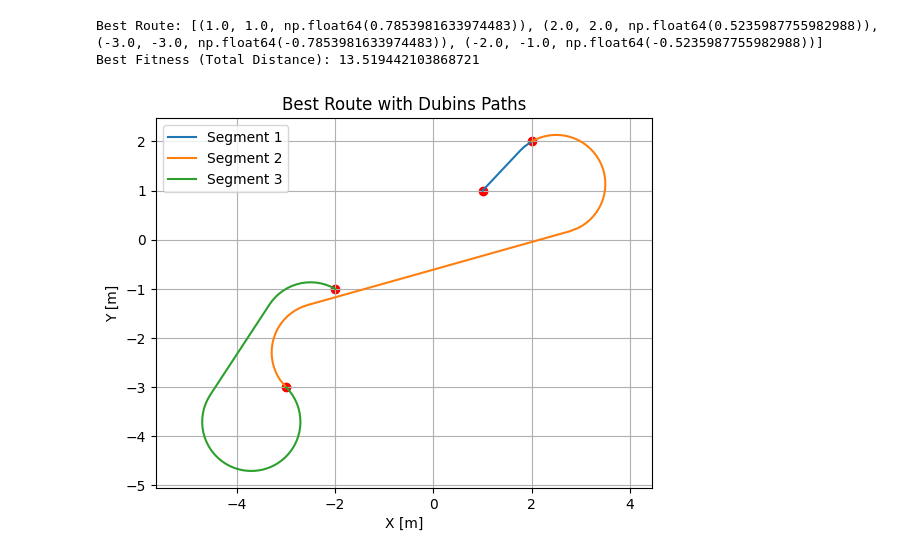
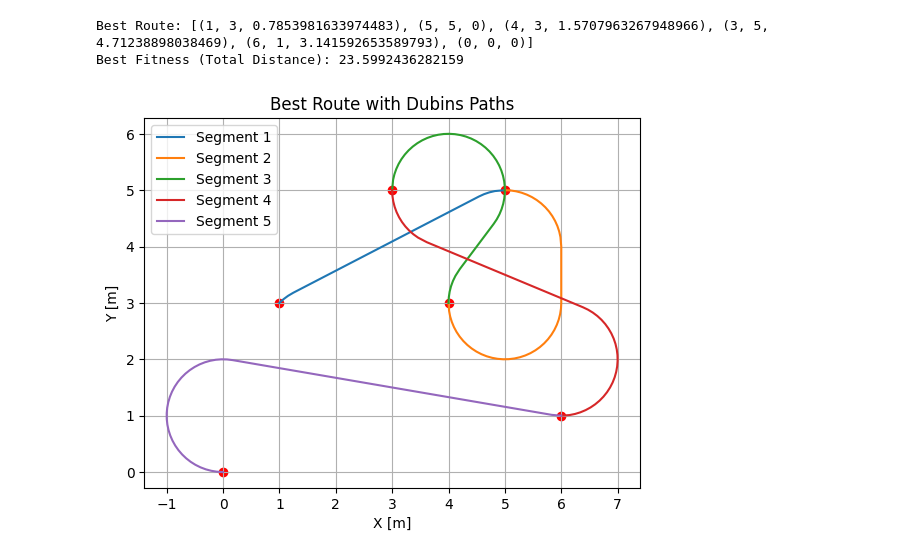
Before and after one commit to analucia-odp/projeto-final-rob-tica, a Jupyter notebook: teste_algoritmogen.ipynb, the cells around one changed output. Drawn from its saved outputs; the diff is of its cells as text; code cells hidden in the pictures.

```diff
--- a/teste_algoritmogen.ipynb
+++ b/teste_algoritmogen.ipynb
@@ -357,47 +357,57 @@ def genetic_algorithm(points, population_size, num_generations, mutation_rate, c
     best_individual = population[np.argmin(fitness_scores)]
     return best_individual, min(fitness_scores)
 # %%
+# points = [
+#     (1.0, 1.0, np.deg2rad(45.0)),
+#     (-3.0, -3.0, np.deg2rad(-45.0)),
+#     (2.0, 2.0, np.deg2rad(30.0)),
+#     (-2.0, -1.0, np.deg2rad(-30.0))
+#     # Adicione mais pontos conforme necessário
+# ]
+
 points = [
-    (1.0, 1.0, np.deg2rad(45.0)),
-    (-3.0, -3.0, np.deg2rad(-45.0)),
-    (2.0, 2.0, np.deg2rad(30.0)),
-    (-2.0, -1.0, np.deg2rad(-30.0))
+    (0, 0, 0),     # (x, y, ângulo)
+    (1, 3, np.pi/4),
+    (4, 3, np.pi/2),
+    (6, 1, np.pi),
+    (3, 5, 3*np.pi/2),
+    (5, 5, 0)
     # Adicione mais pontos conforme necessário
 ]
 
 population_size = 100
 num_generations = 500
 mutation_rate = 0.05
 curvature = 1.0
 
 best_route, best_fitness = genetic_algorithm(points, population_size, num_generations, mutation_rate, curvature)
 
 def plot_best_route(best_route, curvature):
     plt.figure()
 
     for i in range(len(best_route) - 1):
         s_x, s_y, s_yaw = best_route[i]
         g_x, g_y, g_yaw = best_route[i + 1]
         x_list, y_list, yaw_list, modes, lengths = plan_dubins_path(s_x, s_y, s_yaw, g_x, g_y, g_yaw, curvature)
         plt.plot(x_list, y_list, label=f"Segment {i+1}")
 
     plt.scatter([p[0] for p in best_route], [p[1] for p in best_route], color='red')
     plt.xlabel('X [m]')
     plt.ylabel('Y [m]')
     plt.title('Best Route with Dubins Paths')
     plt.legend()
     plt.grid(True)
     plt.axis("equal")
     plt.show()
 
 print("Best Route:", best_route)
 print("Best Fitness (Total Distance):", best_fitness)
 
 plot_best_route(best_route, curvature)
 # %% [output]
-Best Route: [(1.0, 1.0, np.float64(0.7853981633974483)), (2.0, 2.0, np.float64(0.5235987755982988)), (-3.0, -3.0, np.float64(-0.7853981633974483)), (-2.0, -1.0, np.float64(-0.5235987755982988))]
-Best Fitness (Total Distance): 13.519442103868721
+Best Route: [(1, 3, 0.7853981633974483), (5, 5, 0), (4, 3, 1.5707963267948966), (3, 5, 4.71238898038469), (6, 1, 3.141592653589793), (0, 0, 0)]
+Best Fitness (Total Distance): 23.5992436282159
-[figure, old version]
+[figure, new version]
 # %%
 # ---------------------------------------------- Init ----------------------------------------
 try:
```
Also changed, not shown: 7 other files.
